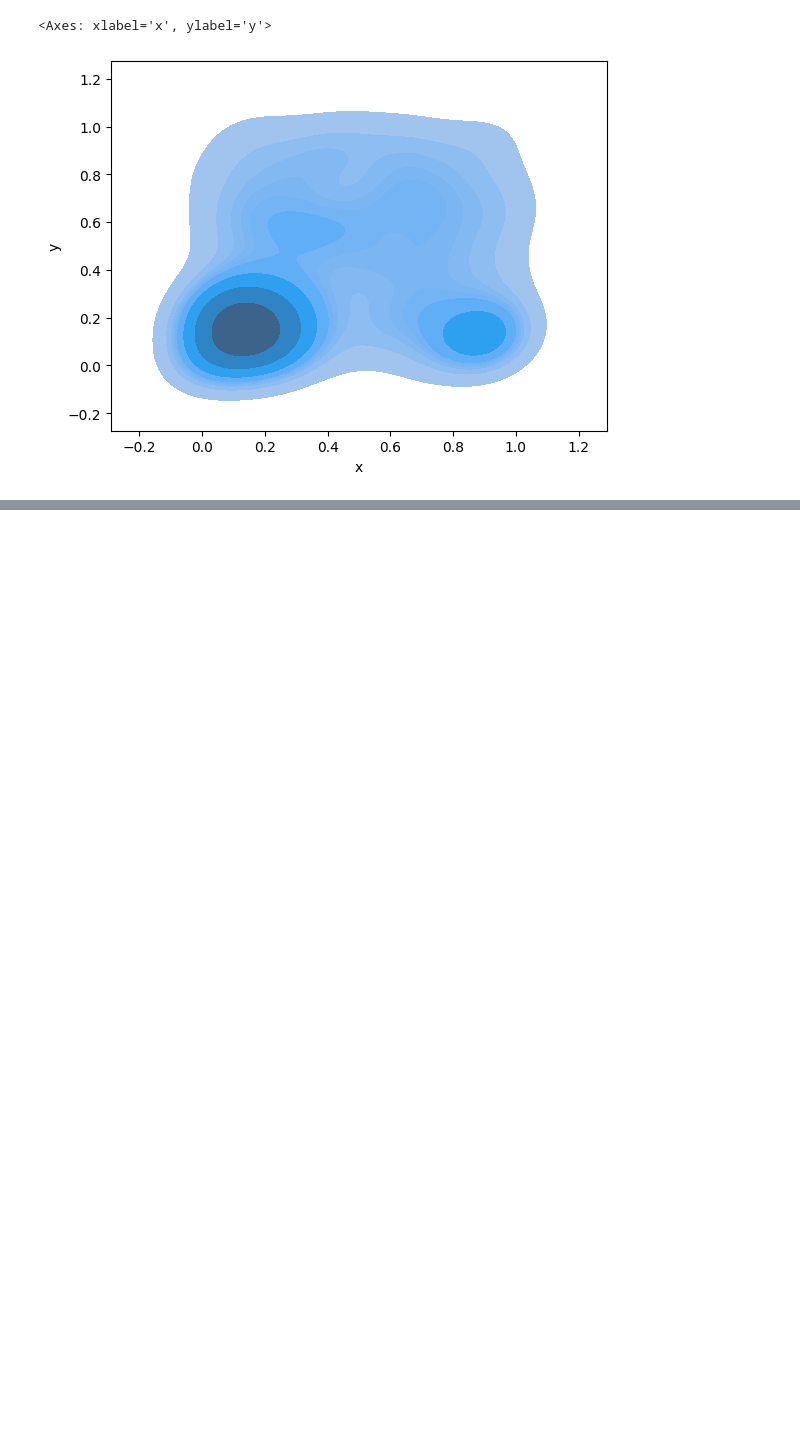
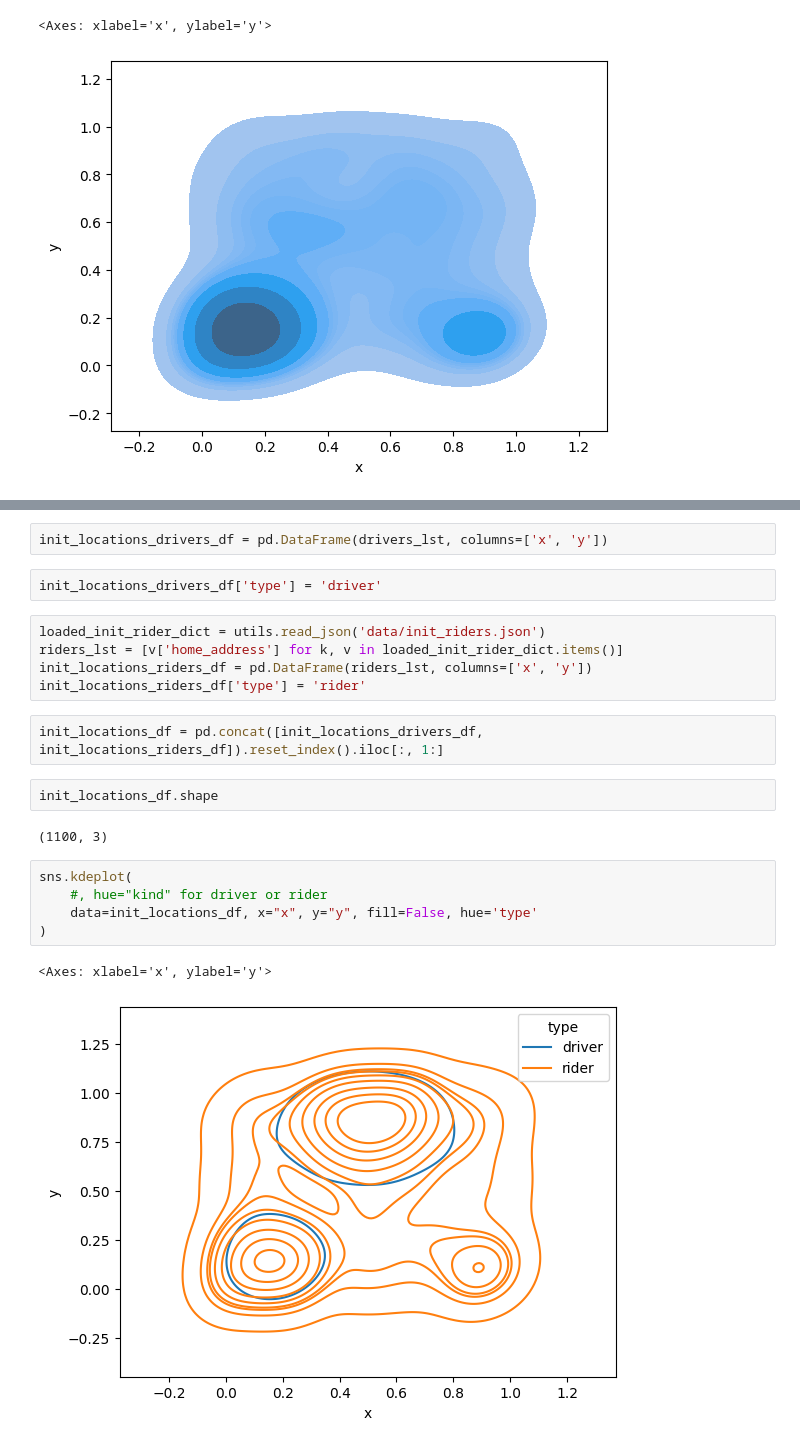
Before and after one commit to Duane321/reinforcement_learning_for_rideshare_pricing, a Jupyter notebook: experiments.ipynb, the cells around one changed output, grey strips where cells are left out. Cells and saved outputs as stored; diff of their text form; blank space fills up the shorter version.

Commit message:
added initial samples of drivers and riders

```diff
--- a/experiments.ipynb
+++ b/experiments.ipynb
@@ -38,0 +79,23 @@ sns.kdeplot(
+# %%
+init_locations_drivers_df = pd.DataFrame(drivers_lst, columns=['x', 'y'])
+# %%
+init_locations_drivers_df['type'] = 'driver'
+# %%
+loaded_init_rider_dict = utils.read_json('data/init_riders.json')
+riders_lst = [v['home_address'] for k, v in loaded_init_rider_dict.items()]
+init_locations_riders_df = pd.DataFrame(riders_lst, columns=['x', 'y'])
+init_locations_riders_df['type'] = 'rider'
+# %%
+init_locations_df = pd.concat([init_locations_drivers_df, init_locations_riders_df]).reset_index().iloc[:, 1:]
+# %%
+init_locations_df.shape
+# %% [output]
+(1100, 3)
+# %%
+sns.kdeplot(
+    #, hue="kind" for driver or rider
+    data=init_locations_df, x="x", y="y", fill=False, hue='type'
+)
+# %% [output]
+<Axes: xlabel='x', ylabel='y'>
+[figure, added]
```
Also changed, not shown: parts of 15 cells of this notebook, 2 other files.
